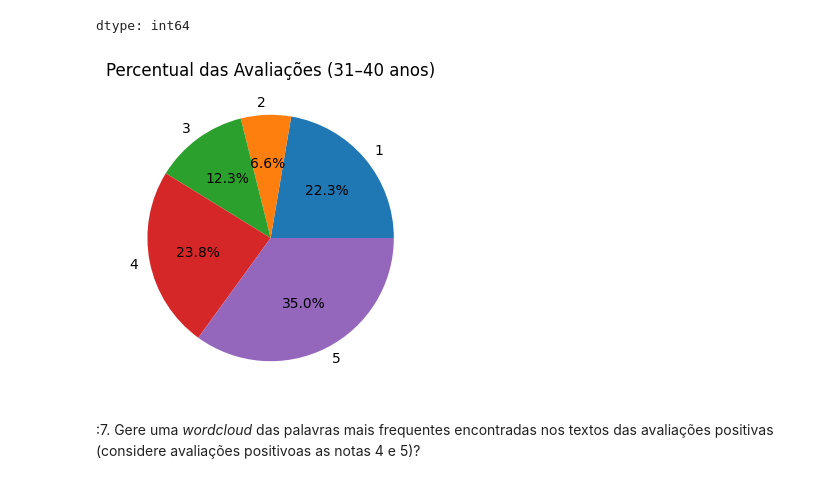
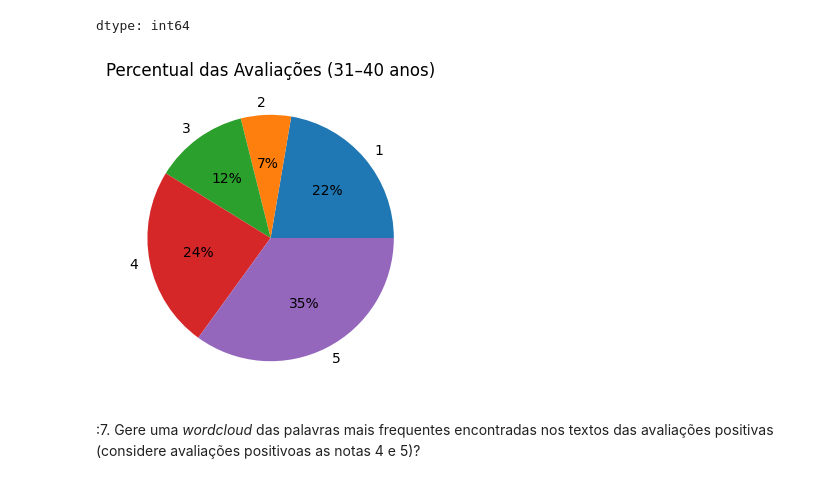
Before and after one commit to jaquedebrito/Atividades_TrilhaParaElas_FaseMentoria, a Jupyter notebook: Copy_of_Atividades_TrilhaParaElas.ipynb, the cells around one changed output. Cells and saved outputs as stored; diff of their text form; code cells hidden in the pictures.

```diff
--- a/Copy_of_Atividades_TrilhaParaElas.ipynb
+++ b/Copy_of_Atividades_TrilhaParaElas.ipynb
@@ -153,14 +183,14 @@ rating_counts
 | 5 | 14339 |
 dtype: int64
 # %%
-#Gera gráfico de pizza. Autopct: é uma string ou função usada para rotular as partes do gráfico com seus valores numéricos
+# Gráfico Pizza para o percentual de avaliações entre 31-40 anos.
 plt.figure(figsize=(6, 4))
-rating_counts.plot(kind='pie', autopct='%1.1f%%')
+rating_counts.plot(kind='pie', autopct='%1.0f%%')
 plt.title('Percentual das Avaliações (31–40 anos)')
 plt.ylabel('')
 plt.show()
 # %% [output]
-[figure, old version]
+[figure, new version]
 # %% [markdown]
 :7. Gere uma *wordcloud* das palavras mais frequentes encontradas nos textos das avaliações positivas (considere avaliações positivoas as notas 4 e 5)?
 # %%
```
Also changed, not shown: parts of 21 cells of this notebook.
